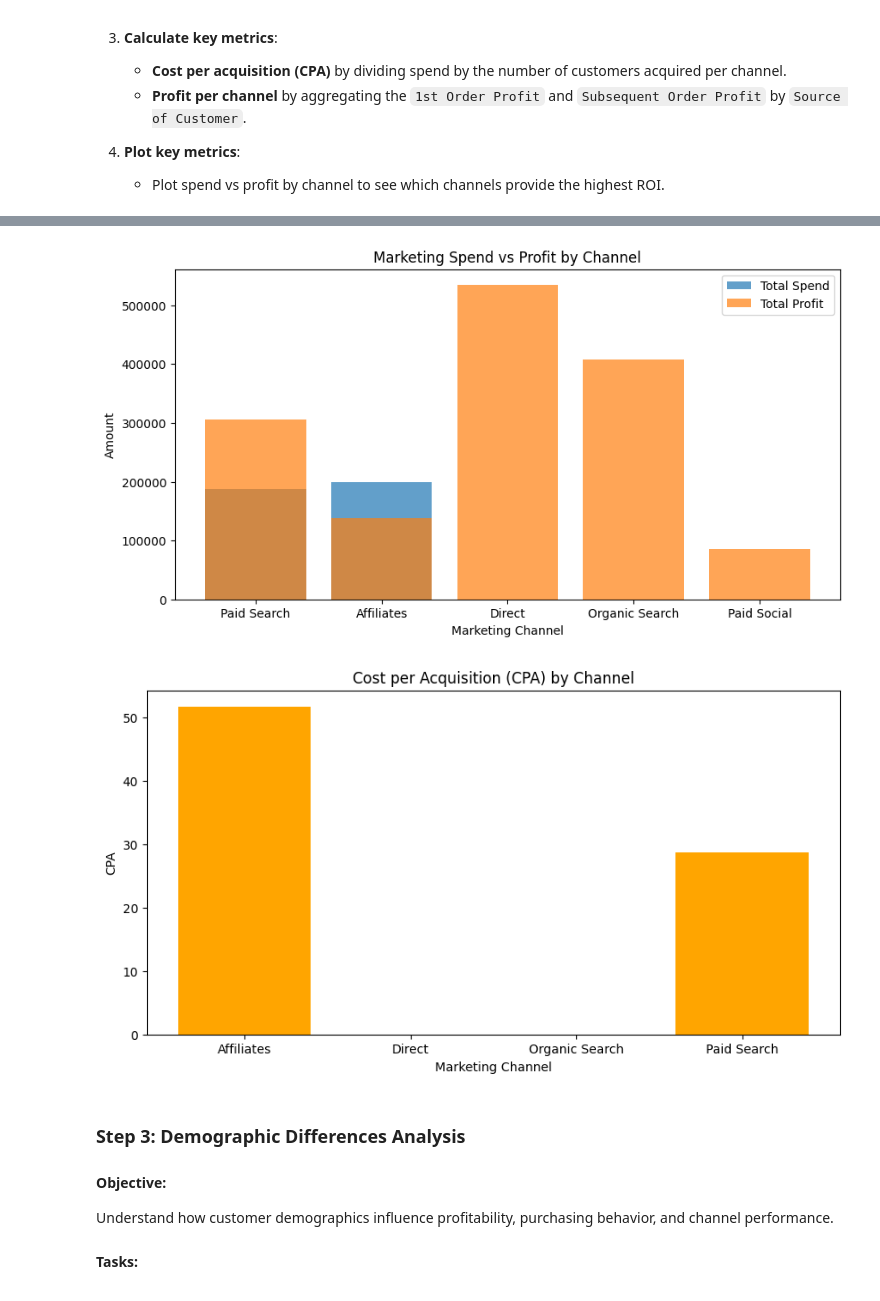
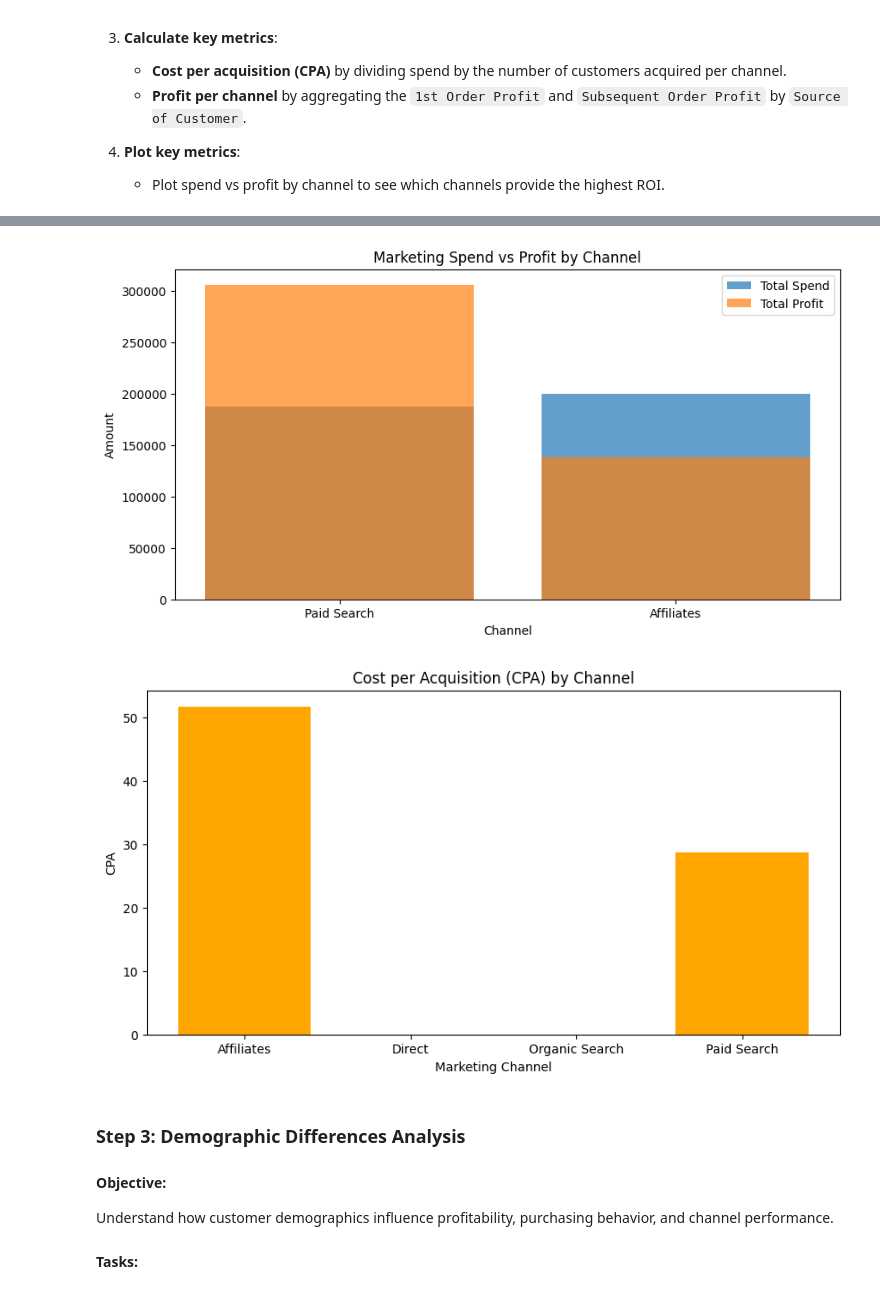
Before and after one commit to cianolan1/2K-Tech-Assessment, a Jupyter notebook: src/Analysis.ipynb, the cells around one changed output, grey strips where cells are left out. Drawn from its saved outputs; the diff is of its cells as text; code cells hidden in the pictures.

```diff
--- a/src/Analysis.ipynb
+++ b/src/Analysis.ipynb
@@ -199,13 +106,0 @@ Cost
-# %%
-# Summarize total marketing spend per channel
-total_spend = Cost[['Paid Search', 'Affiliates']].sum()
-
-# Calculate average spend per month for each channel
-average_spend = Cost[['Paid Search', 'Affiliates']].mean()
-
-# Display the results
-print("Total Spend by Channel:")
-print(total_spend)
-
-print("\nAverage Spend per Month by Channel:")
-print(average_spend)
@@ -222,7 +106,0 @@ dtype: float64
-# %%
-# Group by 'Source of Customer' to count the number of customers acquired via each channel
-customer_acquisition = Demographic_Info['Source of Customer'].value_counts()
-
-# Display the results
-print("Customer Acquisition by Channel:")
-print(customer_acquisition)
@@ -278,12 +107,48 @@ dtype: float64
 # %%
-import matplotlib.pyplot as plt
+# Function to calculate spend and acquisition by channel
+def calculate_channel_metrics(cost_df, demographic_df, channels):
+    total_spend = cost_df[channels].sum()
+    average_spend = cost_df[channels].mean()
+    customer_acquisition = demographic_df['Source of Customer'].value_counts()
+
+    print("Total Spend by Channel:")
+    print(total_spend)
+
+    print("\nAverage Spend per Month by Channel:")
+    print(average_spend)
+
+    print("\nCustomer Acquisition by Channel:")
+    print(customer_acquisition)
+
+    return total_spend, customer_acquisition
+
+# Function to calculate profit and CPA by channel
+def calculate_profit_and_cpa(merged_df, total_spend, customer_acquisition, channels):
+    merged_df['Total Profit'] = merged_df['1st Order Profit'] + merged_df['Subsequent Order Profit']
+    profit_per_channel = merged_df.groupby('Source of Customer')['Total Profit'].sum()
+
+    cost_per_channel = pd.Series([total_spend[channel] for channel in channels], index=channels)
+    cpa_per_channel = cost_per_channel / customer_acquisition
+
+    print("\nTotal Profit by Channel:")
+    print(profit_per_channel)
+
+    print("\nCost per Acquisition (CPA) by Channel:")
+    print(cpa_per_channel)
+
+    return profit_per_channel, cpa_per_channel
+
+# Define channels and call the functions
+channels = ['Paid Search', 'Affiliates']
+total_spend, customer_acquisition = calculate_channel_metrics(Cost, Demographic_Info, channels)
+profit_per_channel, cpa_per_channel = calculate_profit_and_cpa(merged_data, total_spend, customer_acquisition, channels)
 
 # Plot marketing spend vs profit by channel
 plt.figure(figsize=(10, 5))
-plt.bar(cost_per_channel.index, total_spend, label='Total Spend', alpha=0.7)
-plt.bar(profit_per_channel.index, profit_per_channel, label='Total Profit', alpha=0.7)
+plt.bar(channels, total_spend, label='Total Spend', alpha=0.7)
+plt.bar(channels, profit_per_channel.loc[channels], label='Total Profit', alpha=0.7)
 plt.title("Marketing Spend vs Profit by Channel")
-plt.xlabel("Marketing Channel")
+plt.xlabel("Channel")
 plt.ylabel("Amount")
 plt.legend()
 plt.show()
@@ -299,4 +181,4 @@ plt.show()
-[figure, old version]
+[figure, new version]
 [figure]
 # %% [markdown]
 ### **Step 3: Demographic Differences Analysis**
```
Also changed, not shown: parts of 22 cells of this notebook.
